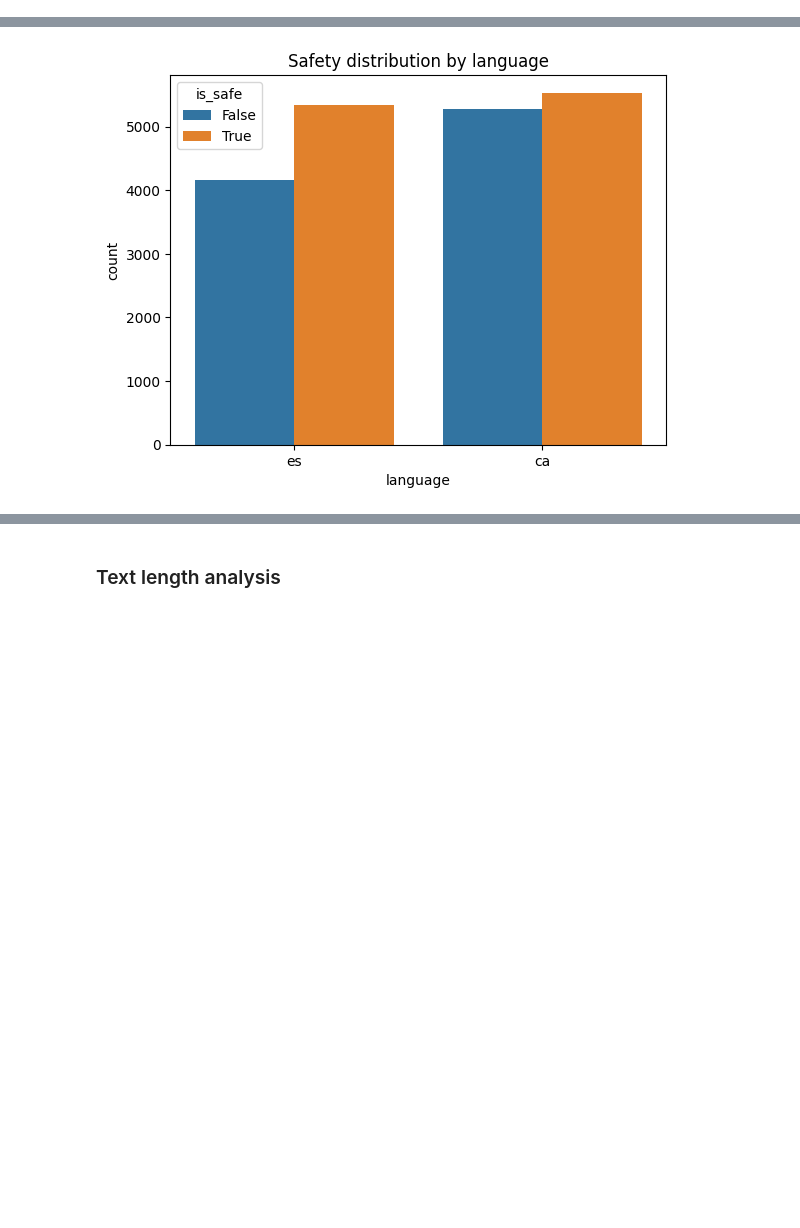
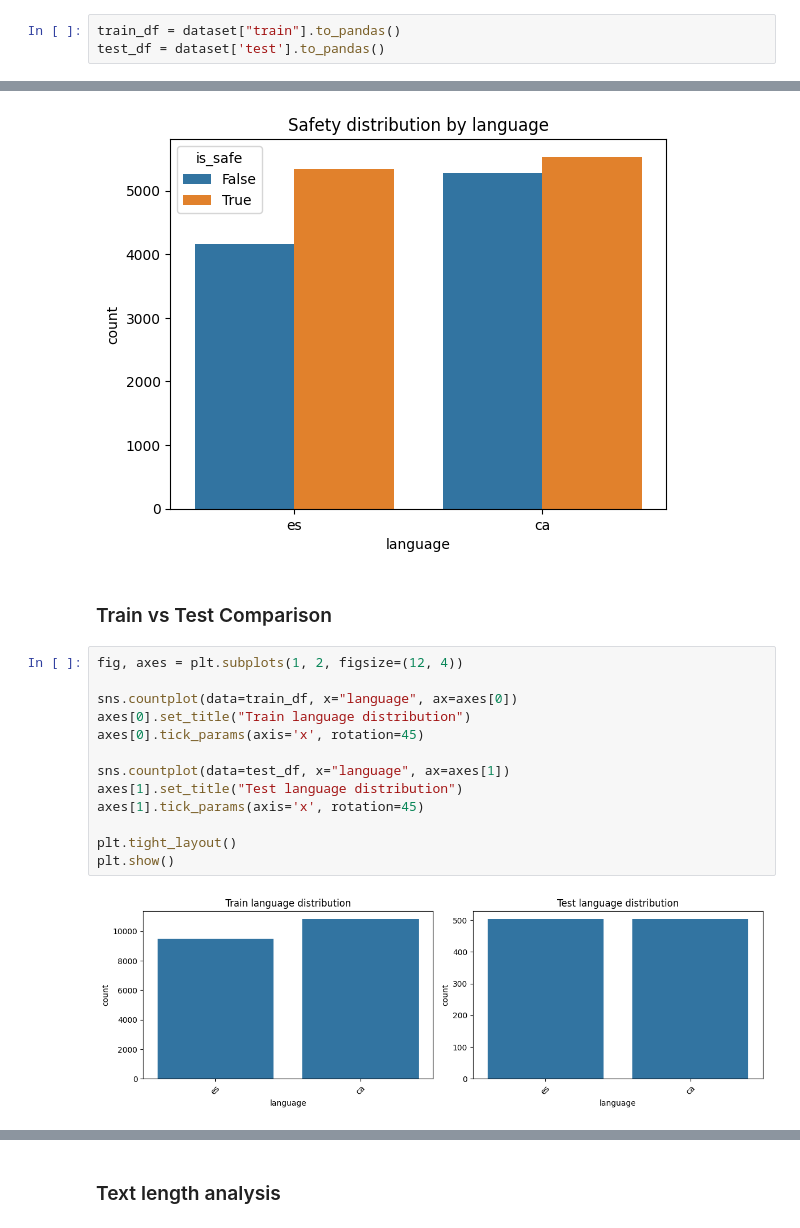
Before and after one commit to carolinapires03/NLP-project1, a Jupyter notebook: notebooks/01-EDA.ipynb, the cells around one changed output, grey strips where cells are left out. Drawn from its saved outputs; the diff is of its cells as text; blank space fills up the shorter version.

```diff
--- a/notebooks/01-EDA.ipynb
+++ b/notebooks/01-EDA.ipynb
@@ -34,4 +38,7 @@ DatasetDict({
 dataset.shape
 # %% [output]
 {'train': (20329, 15), 'test': (1006, 15)}
+# %%
+train_df = dataset["train"].to_pandas()
+test_df = dataset['test'].to_pandas()
 # %%
@@ -151,3 +178,20 @@ plt.title("Safety distribution by language")
 plt.show()
 # %% [output]
 [figure]
+# %% [markdown]
+### Train vs Test Comparison
+# %%
+fig, axes = plt.subplots(1, 2, figsize=(12, 4))
+
+sns.countplot(data=train_df, x="language", ax=axes[0])
+axes[0].set_title("Train language distribution")
+axes[0].tick_params(axis='x', rotation=45)
+
+sns.countplot(data=test_df, x="language", ax=axes[1])
+axes[1].set_title("Test language distribution")
+axes[1].tick_params(axis='x', rotation=45)
+
+plt.tight_layout()
+plt.show()
+# %% [output]
+[figure, added]
```
Also changed, not shown: parts of 44 cells of this notebook.
